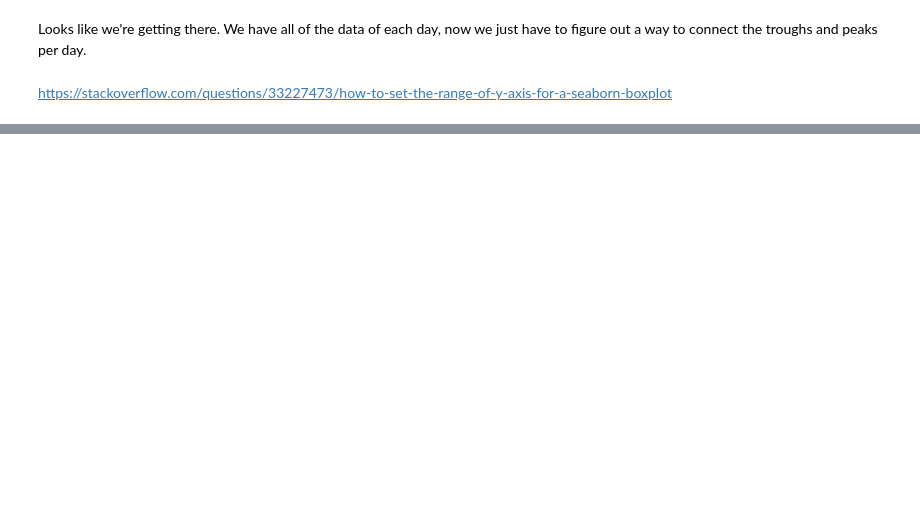
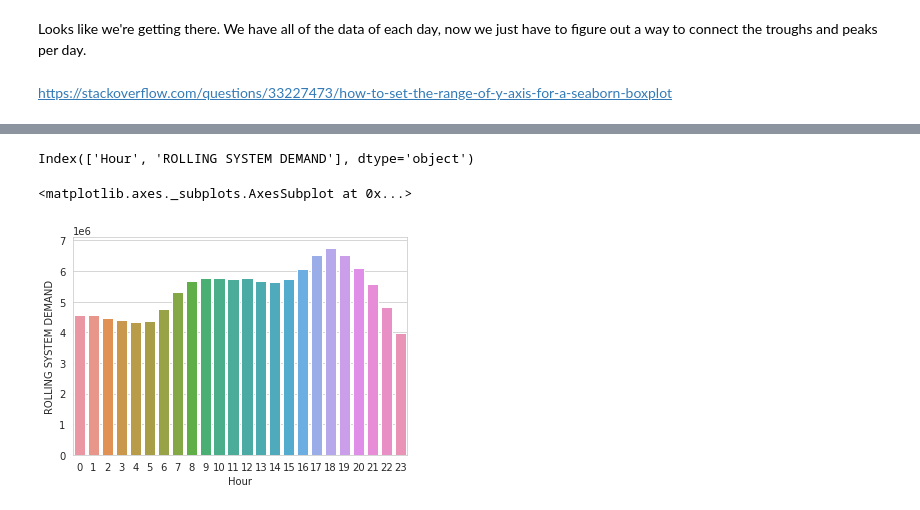
Before and after one commit to Colsai/DATA-601-Wan, a Jupyter notebook: DATA601_WK7_HW1.ipynb, the cells around one changed output, grey strips where cells are left out. Drawn from its saved outputs; the diff is of its cells as text; code cells hidden in the pictures; blank space fills up the shorter version.

```diff
--- a/DATA601_WK7_HW1.ipynb
+++ b/DATA601_WK7_HW1.ipynb
@@ -135,0 +188,5 @@ ax.xaxis.set_major_locator(ticker.MultipleLocator(2))
+# %%
+df_days = df.set_index('HDR').resample("D")["ROLLING SYSTEM DEMAND"].mean().reset_index()
+df_days['HDR'] = df_days['HDR'].dt.round("H")
+
+df_hours =  df.set_index('HDR').resample("H")["ROLLING SYSTEM DEMAND"].mean().reset_index()
@@ -135,0 +218,2 @@ ax.xaxis.set_major_locator(ticker.MultipleLocator(2))
+# %%
+df['Hour'] = [elem.hour for elem in df['HDR']]
@@ -135,0 +231,11 @@ ax.xaxis.set_major_locator(ticker.MultipleLocator(2))
+# %%
+df_byhour = df.groupby("Hour", as_index = False).agg("sum")
+# %%
+df_byhour.columns
+# %% [output]
+Index(['Hour', 'ROLLING SYSTEM DEMAND'], dtype='object')
+# %%
+sns.barplot(x = 'Hour',y = 'ROLLING SYSTEM DEMAND', data = df_byhour)
+# %% [output]
+<matplotlib.axes._subplots.AxesSubplot at 0x...>
+[figure, added]
```
Also changed, not shown: parts of 29 cells of this notebook.
